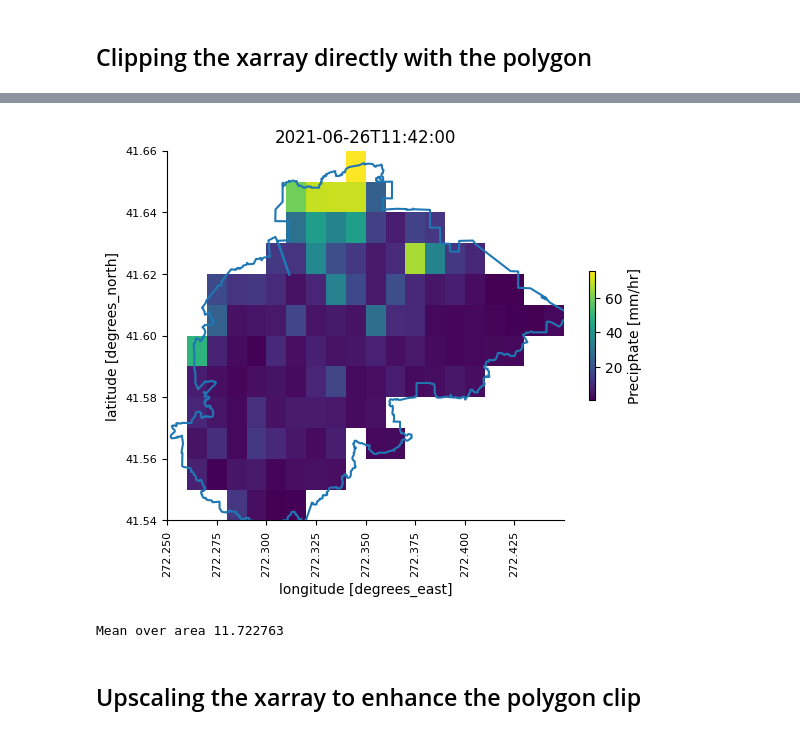
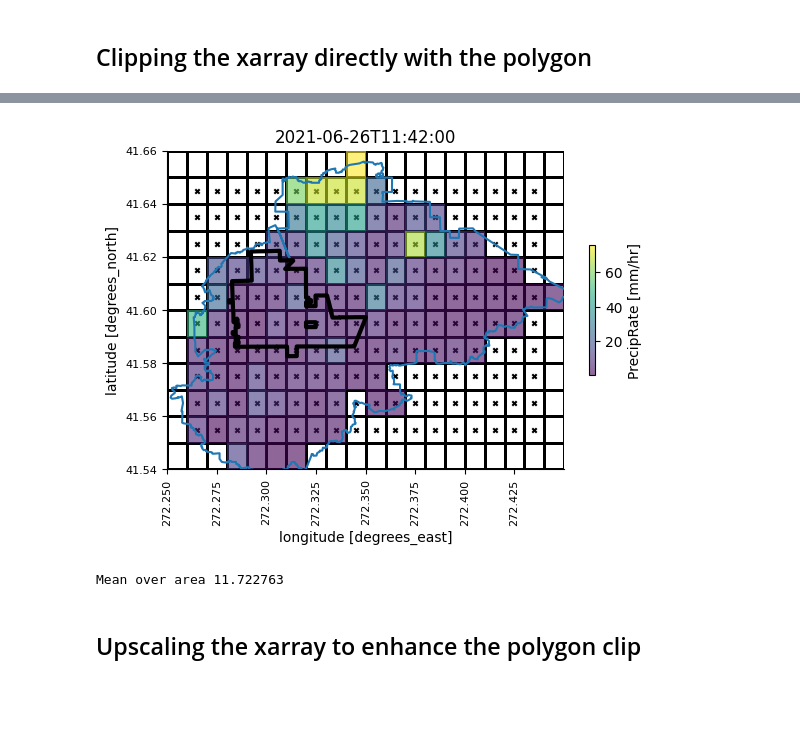
Before and after one commit to edsaac/emaremes, a Jupyter notebook: carpentry/extract_timeseries/timeseries_polygon.ipynb, the cells around one changed output, grey strips where cells are left out. Cells and saved outputs as stored; diff of their text form; code cells hidden in the pictures; blank space fills up the shorter version.

```diff
--- a/carpentry/extract_timeseries/timeseries_polygon.ipynb
+++ b/carpentry/extract_timeseries/timeseries_polygon.ipynb
@@ -19,6 +19,8 @@ subcatchments = gpd.read_file(
     "../data_old/Subcatchments__WestLittleCal/Subcatchments__WestLittleCal.shp"
 )
 
+markham = gpd.read_file("~/Desktop/GIS_drafts/Municipalities/municipalities.geojson")
+
 display(subcatchments.head())
 subcatchments.explore(column="Id", categorical=True)
 # %% [output]
@@ -67,7 +91,13 @@ extent = Extent((bounds.miny[0], bounds.maxy[0]), (bounds.minx[0], bounds.maxx[0
 # %%
+# create a colormap object
+cmap = plt.get_cmap("rainbow")
+cmap.set_under("white", alpha=0.1)
+
 with xr.open_dataset(file, engine="cfgrib", decode_timedelta=True) as ds:
     # Open file and do a coarse clip
-    xclip = ds.loc[extent.as_xr_slice()]
+    clip = ds.loc[extent.as_xr_slice()]
+    xclip = clip.where(clip["unknown"] != -3)
+
     timestr = np.datetime_as_string(xclip.time.values.copy(), unit="s")
 
     # Generate points to evaluate
@@ -83,13 +113,22 @@ with xr.open_dataset(file, engine="cfgrib", decode_timedelta=True) as ds:
     display(mask_ds)
 
     fig, ax = plt.subplots()
+    ax.plot(*translated_polygon.exterior.xy, zorder=2)
+    markham.to_crs("4326").translate(xoff=360).plot(ax=ax, zorder=10, ec="k", lw=3, fc="None")
+
+    centers_x = (lon[:-1] + lon[1:]) / 2
+    centers_y = (lat[:-1] + lat[1:]) / 2
+    ccxx, ccyy = np.meshgrid(centers_x, centers_y)
+    ax.pcolormesh(llon, llat, np.ones_like(mask), ec="k", vmin=1.1, vmax=10, cmap=cmap)
+    ax.scatter(ccxx.flatten(), ccyy.flatten(), marker="x", s=10, c="k")
+
     mask_ds["unknown"].plot(
         ax=ax,
         zorder=1,
+        alpha=0.6,
         cbar_kwargs=dict(label="PrecipRate [mm/hr]", shrink=0.35),
     )
 
-    ax.plot(*translated_polygon.exterior.xy, zorder=2)
     ax.set_title(timestr)
     ax.tick_params(axis="x", labelrotation=90, labelsize=8)
     ax.tick_params(axis="y", labelsize=8)
@@ -122,4 +161,4 @@ Attributes:
-[figure, old version]
+[figure, new version]
 Mean over area 11.722763
 # %% [markdown]
 ## Upscaling the xarray to enhance the polygon clip
```
Also changed, not shown: parts of 4 cells of this notebook, 10 other files.
